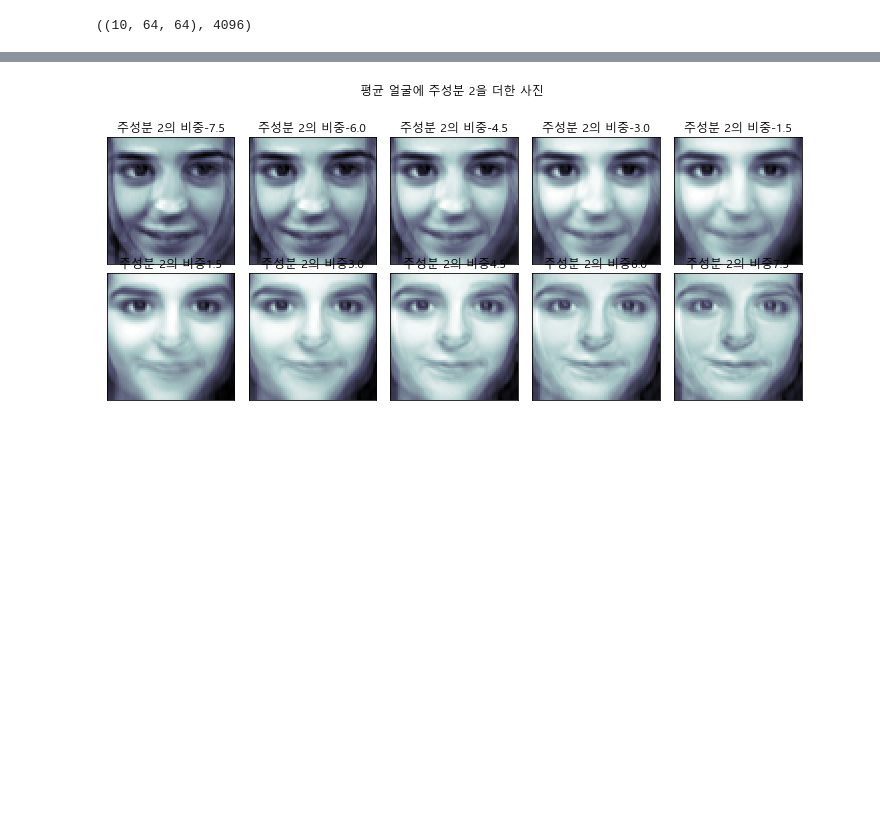
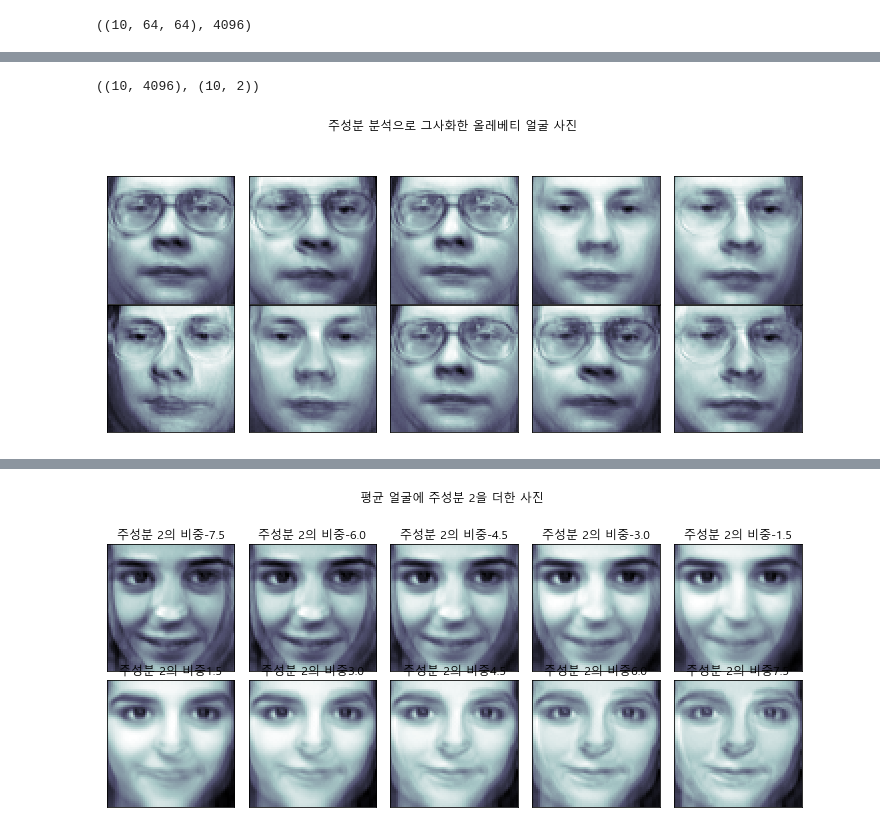
Before and after one commit to ghdakrk/math, a Jupyter notebook: 3.linear_algebra_by_numpy.ipynb, the cells around one changed output, grey strips where cells are left out. Cells and saved outputs as stored; diff of their text form; code cells hidden in the pictures; blank space fills up the shorter version.

```diff
--- a/3.linear_algebra_by_numpy.ipynb
+++ b/3.linear_algebra_by_numpy.ipynb
@@ -918,0 +966,26 @@ plt.show()
+# %%
+pca3 = PCA(n_components=2)  # 차원 감소
+X3 = faces_all.data[faces_all.target == 3]
+W3 = pca3.fit_transform(X3)
+X32 = pca3.inverse_transform(W3)
+X32.shape, W3.shape  # 4096 > 2 > 4096
+# %% [output]
+((10, 4096), (10, 2))
+# %%
+N = 2
+M = 5
+fig = plt.figure(figsize=(10,5))
+plt.subplots_adjust(top=1, bottom=0, hspace=0, wspace=0.05)
+for i in range(N):
+    for j in range(M):
+        k = i * M + j
+        ax = fig.add_subplot(N, M, k+1)
+        ax.imshow(X32[k].reshape(64,64), cmap=plt.cm.bone)
+        ax.grid(False)
+        ax.xaxis.set_ticks([])
+        ax.yaxis.set_ticks([])
+plt.suptitle('주성분 분석으로 그사화한 올레베티 얼굴 사진')
+plt.tight_layout()
+plt.show()
+# %% [output]
+[figure, added]
```
Also changed, not shown: parts of 17 cells of this notebook, 3 other files.
